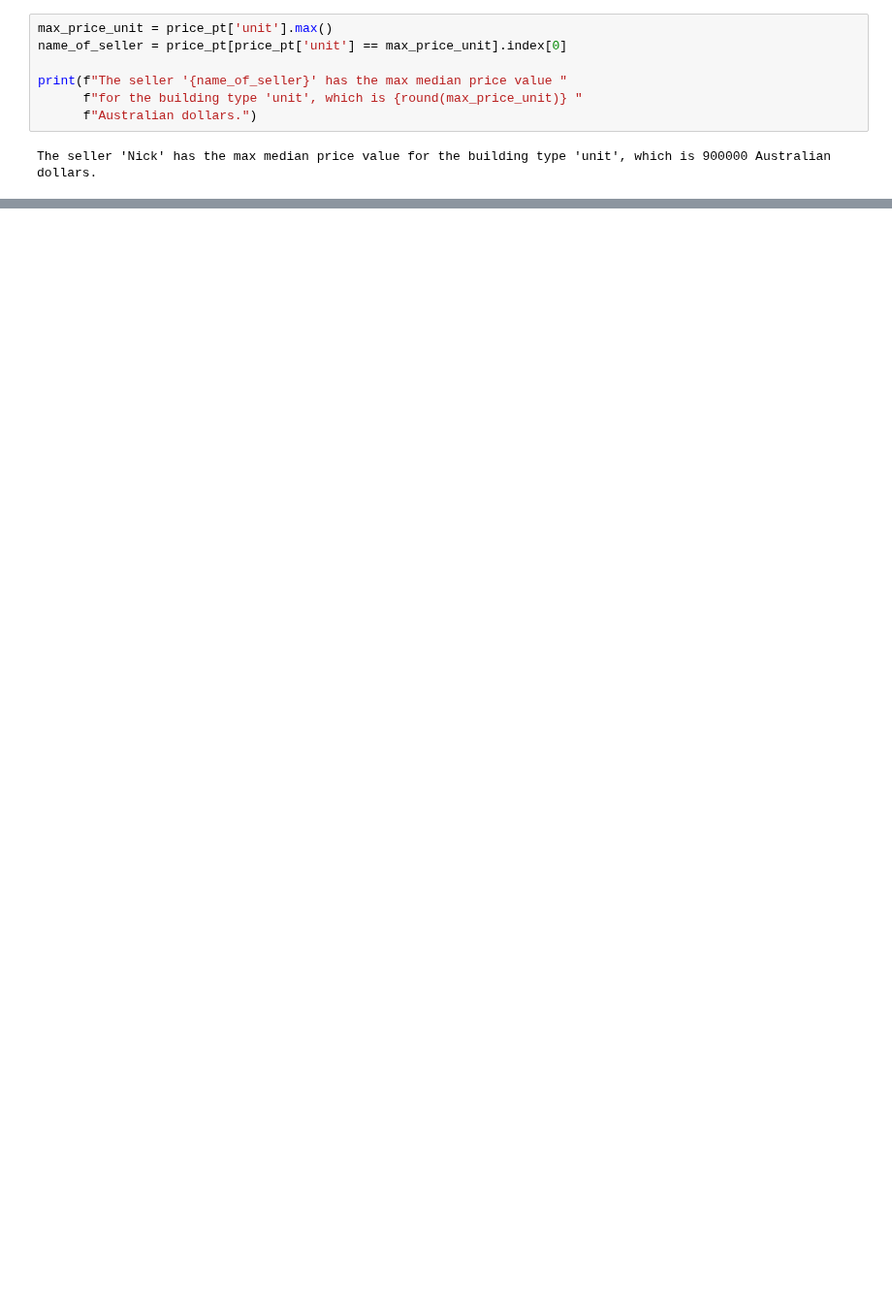
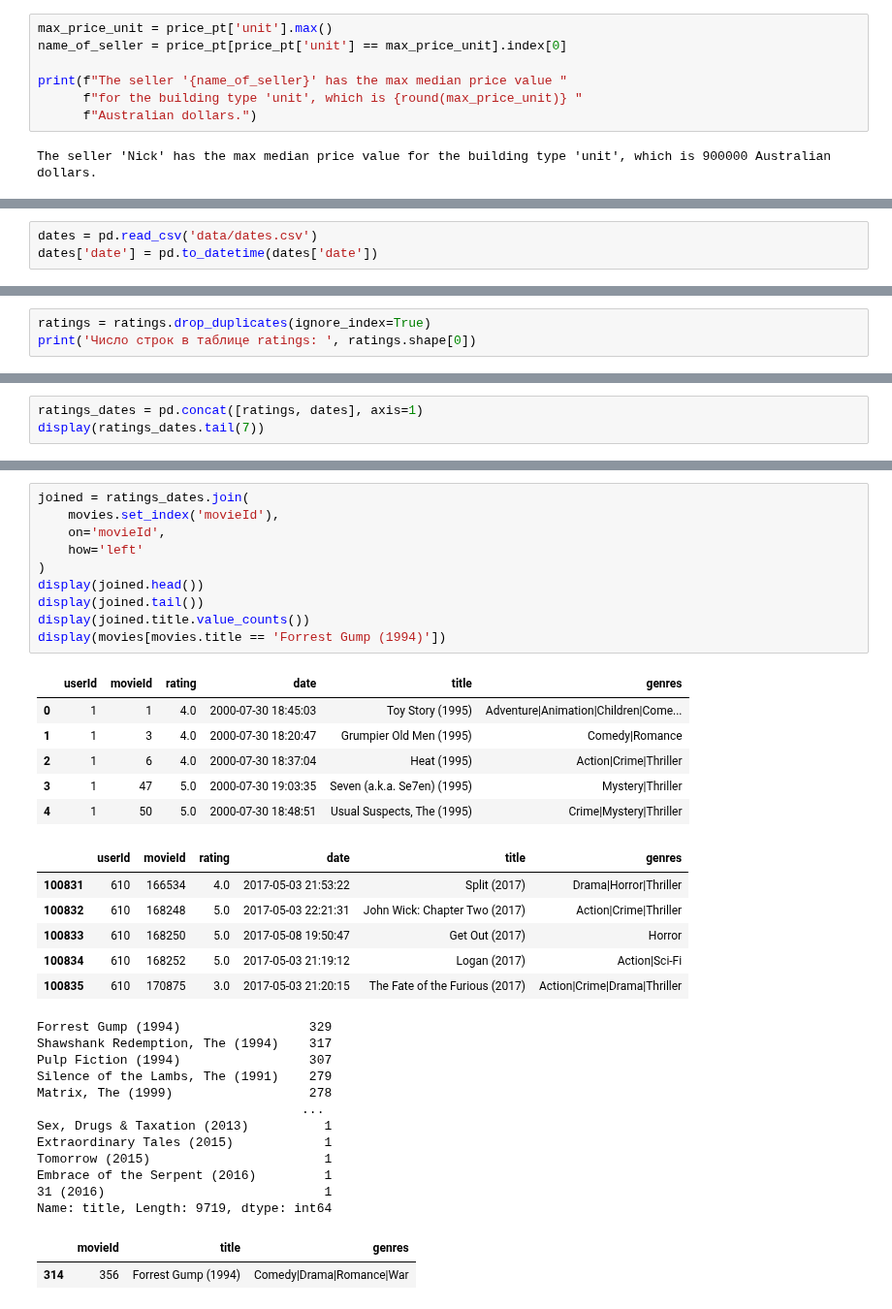
Before and after one commit to Stanislav-DS/sf_data_science, a Jupyter notebook: synopsis/block_1/PYTHON-12/01_python_12_theory.ipynb, the cells around one changed output, grey strips where cells are left out. Shown at 97% size. Saved outputs shown, nothing was run; the diff lists cells and outputs as text; blank space fills up the shorter version.

```diff
--- a/synopsis/block_1/PYTHON-12/01_python_12_theory.ipynb
+++ b/synopsis/block_1/PYTHON-12/01_python_12_theory.ipynb
@@ -531,0 +598,3 @@ The seller 'Nick' has the max median price value for the building type 'unit', w
+# %%
+dates = pd.read_csv('data/dates.csv')
+dates['date'] = pd.to_datetime(dates['date'])
@@ -531,0 +656,3 @@ The seller 'Nick' has the max median price value for the building type 'unit', w
+# %%
+ratings = ratings.drop_duplicates(ignore_index=True)
+print('Число строк в таблице ratings: ', ratings.shape[0])
@@ -531,0 +661,3 @@ The seller 'Nick' has the max median price value for the building type 'unit', w
+# %%
+ratings_dates = pd.concat([ratings, dates], axis=1)
+display(ratings_dates.tail(7))
@@ -531,0 +698,37 @@ The seller 'Nick' has the max median price value for the building type 'unit', w
+# %%
+joined = ratings_dates.join(
+    movies.set_index('movieId'),
+    on='movieId',
+    how='left'
+)
+display(joined.head())
+display(joined.tail())
+display(joined.title.value_counts())
+display(movies[movies.title == 'Forrest Gump (1994)'])
+# %% [output]
+|  | userId | movieId | rating | date | title | genres |
+| 0 | 1 | 1 | 4.0 | 2000-07-30 18:45:03 | Toy Story (1995) | Adventure|Animation|Children|Come... |
+| 1 | 1 | 3 | 4.0 | 2000-07-30 18:20:47 | Grumpier Old Men (1995) | Comedy|Romance |
+| 2 | 1 | 6 | 4.0 | 2000-07-30 18:37:04 | Heat (1995) | Action|Crime|Thriller |
+| 3 | 1 | 47 | 5.0 | 2000-07-30 19:03:35 | Seven (a.k.a. Se7en) (1995) | Mystery|Thriller |
+| 4 | 1 | 50 | 5.0 | 2000-07-30 18:48:51 | Usual Suspects, The (1995) | Crime|Mystery|Thriller |
+|  | userId | movieId | rating | date | title | genres |
+| 100831 | 610 | 166534 | 4.0 | 2017-05-03 21:53:22 | Split (2017) | Drama|Horror|Thriller |
+| 100832 | 610 | 168248 | 5.0 | 2017-05-03 22:21:31 | John Wick: Chapter Two (2017) | Action|Crime|Thriller |
+| 100833 | 610 | 168250 | 5.0 | 2017-05-08 19:50:47 | Get Out (2017) | Horror |
+| 100834 | 610 | 168252 | 5.0 | 2017-05-03 21:19:12 | Logan (2017) | Action|Sci-Fi |
+| 100835 | 610 | 170875 | 3.0 | 2017-05-03 21:20:15 | The Fate of the Furious (2017) | Action|Crime|Drama|Thriller |
+Forrest Gump (1994)                 329
+Shawshank Redemption, The (1994)    317
+Pulp Fiction (1994)                 307
+Silence of the Lambs, The (1991)    279
+Matrix, The (1999)                  278
+                                   ...
+Sex, Drugs & Taxation (2013)          1
+Extraordinary Tales (2015)            1
+Tomorrow (2015)                       1
+Embrace of the Serpent (2016)         1
+31 (2016)                             1
+Name: title, Length: 9719, dtype: int64
+|  | movieId | title | genres |
+| 314 | 356 | Forrest Gump (1994) | Comedy|Drama|Romance|War |
```
Also changed, not shown: parts of 25 cells of this notebook, 12 other files.
